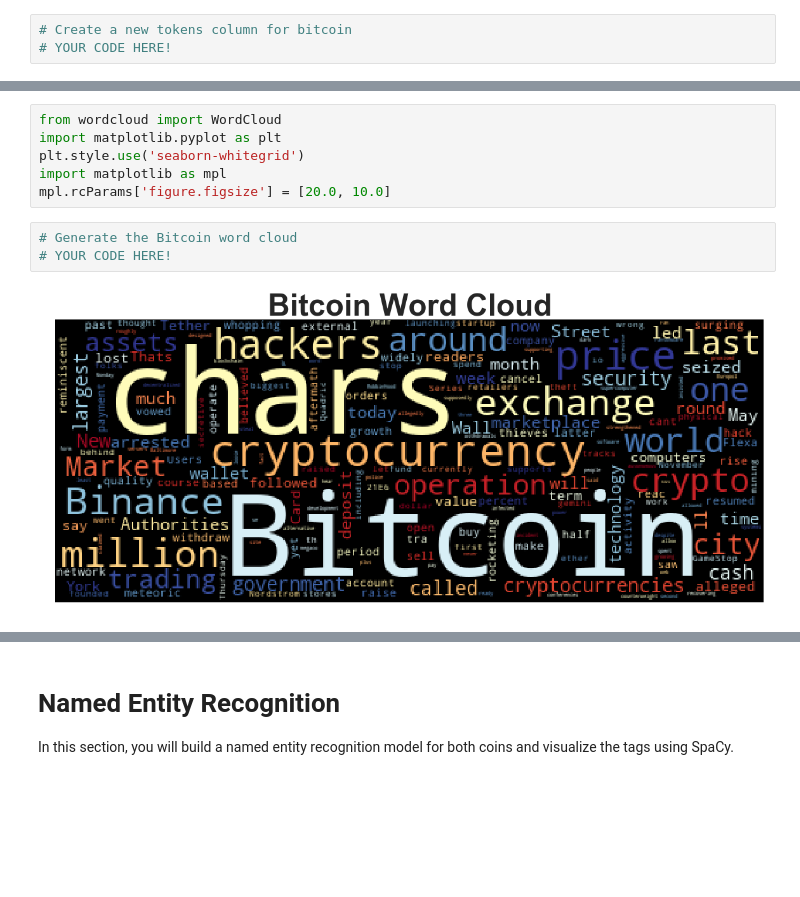
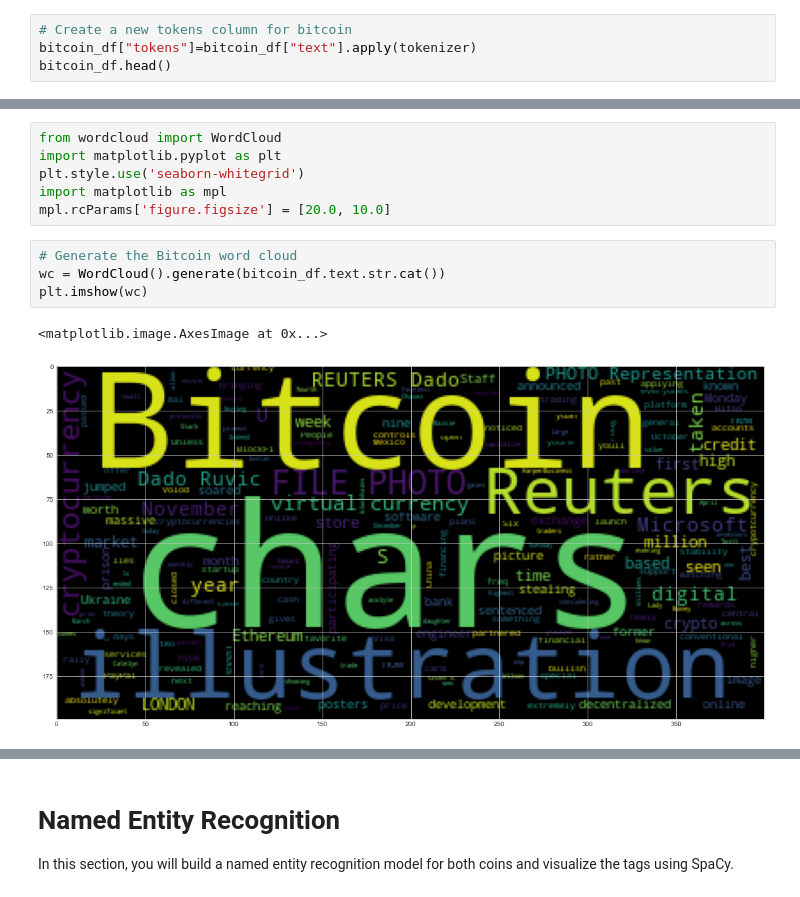
Before and after one commit to ColinNeagle/NLP_HW, a Jupyter notebook: 12-NLP/Instructions/Starter_Code/crypto_sentiment.ipynb, the cells around one changed output, grey strips where cells are left out. Cells and saved outputs as stored; diff of their text form; blank space fills up the shorter version.

```diff
--- a/12-NLP/Instructions/Starter_Code/crypto_sentiment.ipynb
+++ b/12-NLP/Instructions/Starter_Code/crypto_sentiment.ipynb
@@ -294,5 +294,6 @@ tokenizer(bitcoin_df["text"][0])
  'char']
 # %%
 # Create a new tokens column for bitcoin
-# YOUR CODE HERE!
+bitcoin_df["tokens"]=bitcoin_df["text"].apply(tokenizer)
+bitcoin_df.head()
 # %% [output]
@@ -417,9 +402,11 @@ import matplotlib as mpl
 mpl.rcParams['figure.figsize'] = [20.0, 10.0]
 # %%
 # Generate the Bitcoin word cloud
-# YOUR CODE HERE!
+wc = WordCloud().generate(bitcoin_df.text.str.cat())
+plt.imshow(wc)
 # %% [output]
+<matplotlib.image.AxesImage at 0x...>
-[figure, old version]
+[figure, new version]
 # %%
 # Generate the Ethereum word cloud
 # YOUR CODE HERE!
```
Also changed, not shown: parts of 29 cells of this notebook.
